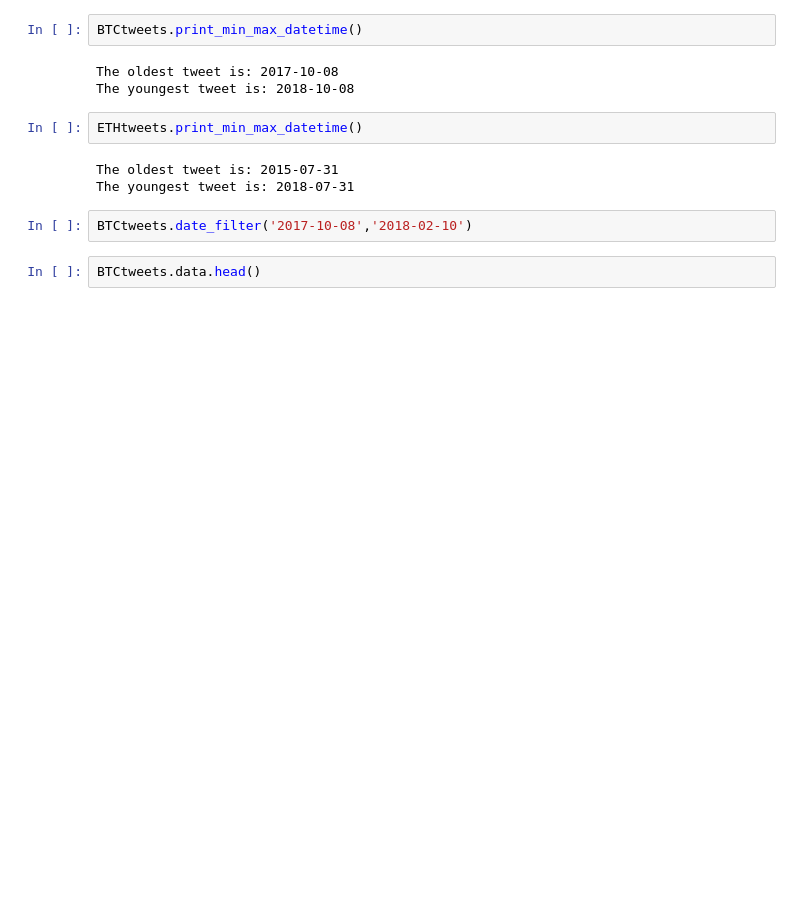
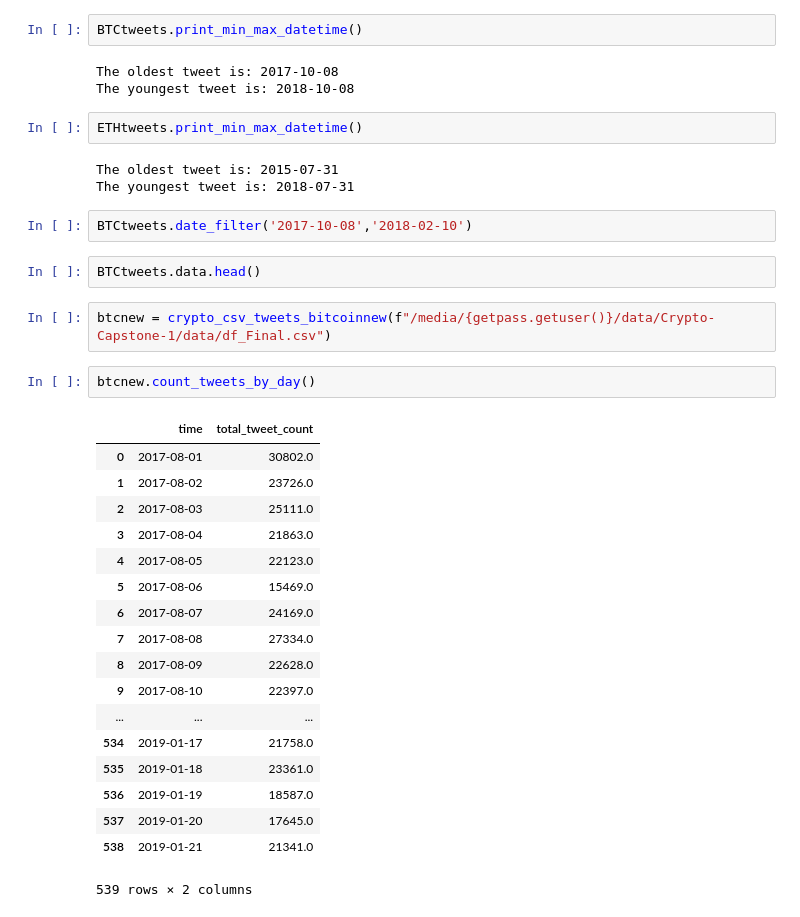
Before and after one commit to ThomasADuffy/Crypto-Capstone-1, a Jupyter notebook: notebooks/EDA of .csv tweets.ipynb, the cells around one changed output. Saved outputs shown, nothing was run; the diff lists cells and outputs as text; blank space fills up the shorter version.

```diff
--- a/notebooks/EDA of .csv tweets.ipynb
+++ b/notebooks/EDA of .csv tweets.ipynb
@@ -127,3 +127,26 @@ The youngest tweet is: 2018-07-31
 BTCtweets.date_filter('2017-10-08','2018-02-10')
 # %%
 BTCtweets.data.head()
+# %%
+btcnew = crypto_csv_tweets_bitcoinnew(f"/media/{getpass.getuser()}/data/Crypto-Capstone-1/data/df_Final.csv")
+# %%
+btcnew.count_tweets_by_day()
+# %% [output]
+|  | time | total_tweet_count |
+| 0 | 2017-08-01 | 30802.0 |
+| 1 | 2017-08-02 | 23726.0 |
+| 2 | 2017-08-03 | 25111.0 |
+| 3 | 2017-08-04 | 21863.0 |
+| 4 | 2017-08-05 | 22123.0 |
+| 5 | 2017-08-06 | 15469.0 |
+| 6 | 2017-08-07 | 24169.0 |
+| 7 | 2017-08-08 | 27334.0 |
+| 8 | 2017-08-09 | 22628.0 |
+| 9 | 2017-08-10 | 22397.0 |
+| ... | ... | ... |
+| 534 | 2019-01-17 | 21758.0 |
+| 535 | 2019-01-18 | 23361.0 |
+| 536 | 2019-01-19 | 18587.0 |
+| 537 | 2019-01-20 | 17645.0 |
+| 538 | 2019-01-21 | 21341.0 |
+539 rows × 2 columns
```
Also changed, not shown: parts of 1 cell of this notebook, 7 other files.
